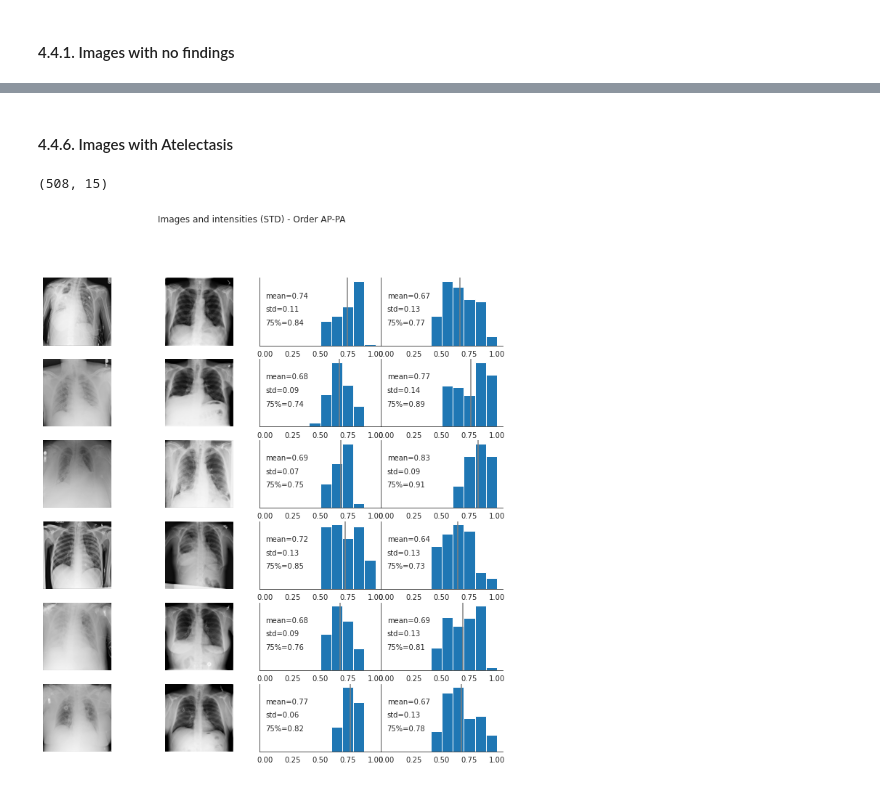
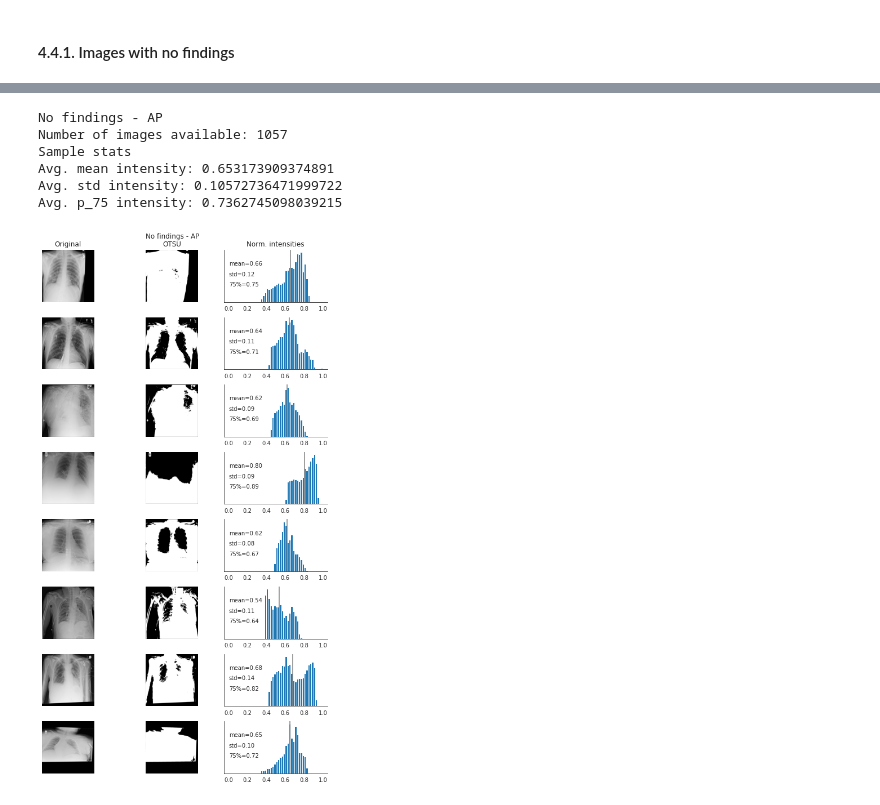
Before and after one commit to lmasello/pneumonia-detection-from-chest-x-rays, a Jupyter notebook: EDA.ipynb, the cells around one changed output, grey strips where cells are left out. Saved outputs shown, nothing was run; the diff lists cells and outputs as text; code cells hidden in the pictures.

Commit message:
Update EDA with main findings and pixel-level fragment assessments

```diff
--- a/EDA.ipynb
+++ b/EDA.ipynb
@@ -500,14 +522,14 @@ plot_samples(df=samples_with_effusion, N_SAMPLES=6)
-# %% [markdown]
-#### 4.4.6. Images with Atelectasis
-# %%
-sample_df['atelectasis'] = sample_df['Finding Labels'].map(
-    lambda x: 'Atelectasis' in x
-)
-samples_with_atelectasis = sample_df.query('atelectasis')
-samples_with_atelectasis.shape
-# %% [output]
-(508, 15)
-# %%
-plot_samples(df=samples_with_atelectasis, N_SAMPLES=6)
-# %% [output]
-[figure, removed]
+# %%
+images_no_findings = sample_df.query('`Finding Labels` == "No Finding"')
+images_ap = images_no_findings.query('`View Position` == "AP"')
+images_pa = images_no_findings.query('`View Position` == "PA"')
+
+plot_pixel_data(images_ap, n_samples=8, subtitle='No findings - AP')
+# %% [output]
+No findings - AP
+Number of images available: 1057
+Sample stats
+Avg. mean intensity: 0.653173909374891
+Avg. std intensity: 0.10572736471999722
+Avg. p_75 intensity: 0.7362745098039215
+[figure, added]
```
Also changed, not shown: parts of 63 cells of this notebook.
